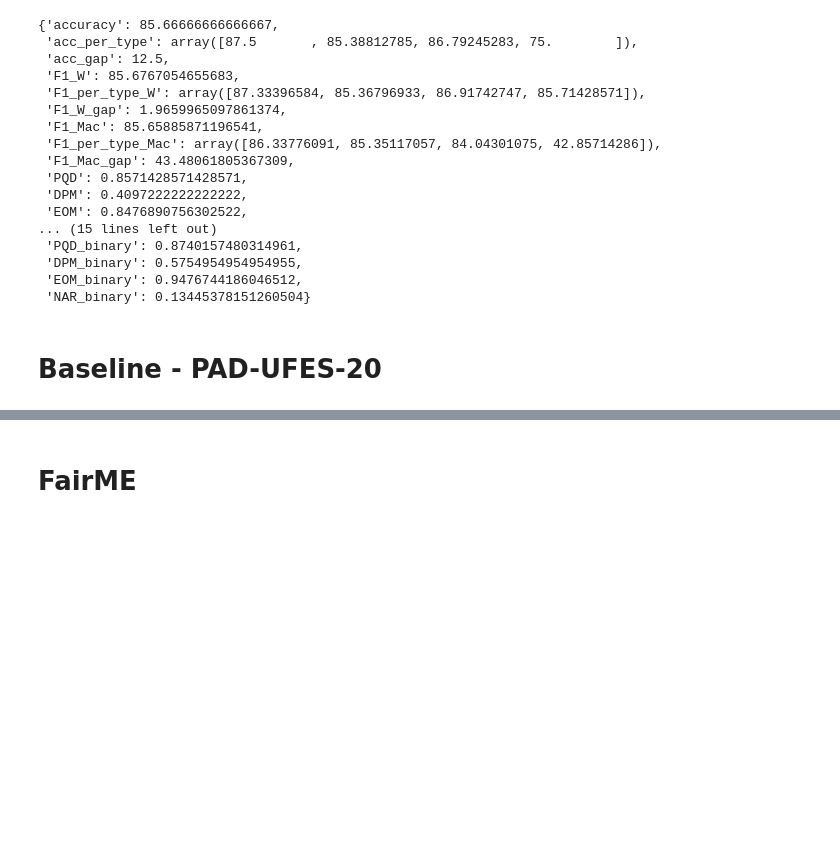
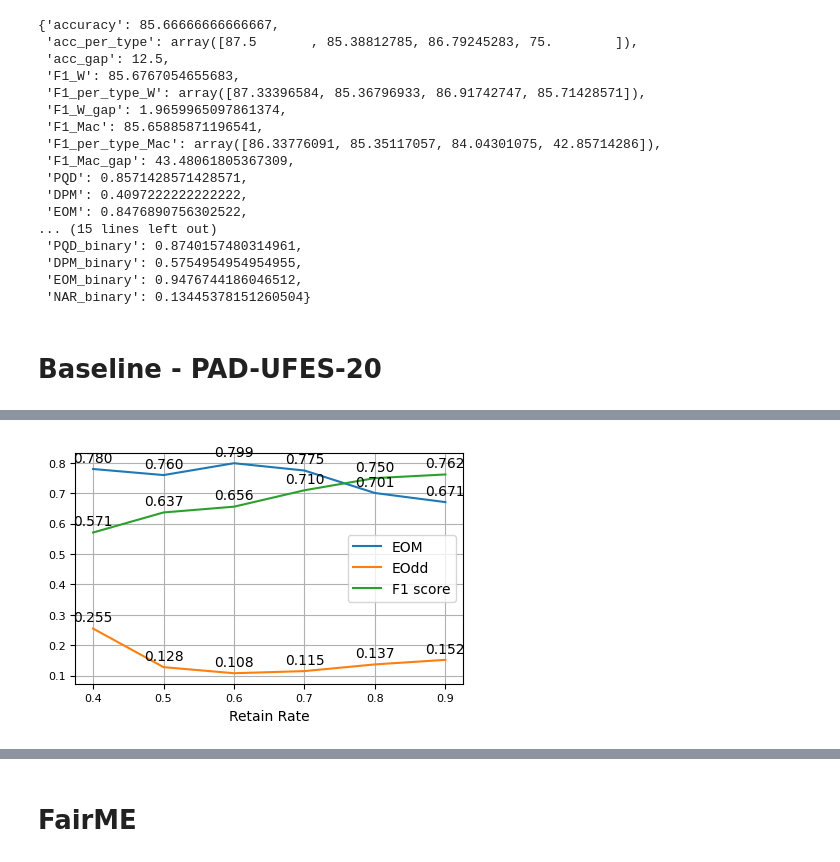
Before and after one commit to AliGhadirii/XTranPrune, a Jupyter notebook: Notebooks/multi_evaluate.ipynb, the cells around one changed output, grey strips where cells are left out. Drawn from its saved outputs; the diff is of its cells as text; code cells hidden in the pictures; blank space fills up the shorter version.

```diff
--- a/Notebooks/multi_evaluate.ipynb
+++ b/Notebooks/multi_evaluate.ipynb
@@ -458,0 +463,24 @@ cal_metrics(df=df)
+# %%
+plt.figure(figsize=(5, 3))
+
+for metric in ["EOM", "EOdd", "F1 score"]:
+    plt.plot(df['Retain Rate'], df[metric], label=metric)
+    for i, txt in enumerate(df[metric]):
+        plt.annotate(
+            f"{txt:.3f}",
+            (df['Retain Rate'][i], df[metric][i]),
+            textcoords="offset points",
+            xytext=(0, 5),
+            ha="center",
+            fontsize=10,
+        )
+
+plt.xlabel("Retain Rate", fontsize=10)
+# plt.ylabel("Metric Values", fontsize=14)
+# plt.legend(loc="upper left", bbox_to_anchor=(1, 1), fontsize=12)
+plt.legend(loc="center right", fontsize=10)
+plt.xticks(df['Retain Rate'], fontsize=8)  # Set discrete values on the x-axis
+plt.yticks(fontsize=8)
+plt.grid(True)
+# %% [output]
+[figure, added]
```
Also changed, not shown: parts of 24 cells of this notebook, 5 other files.
